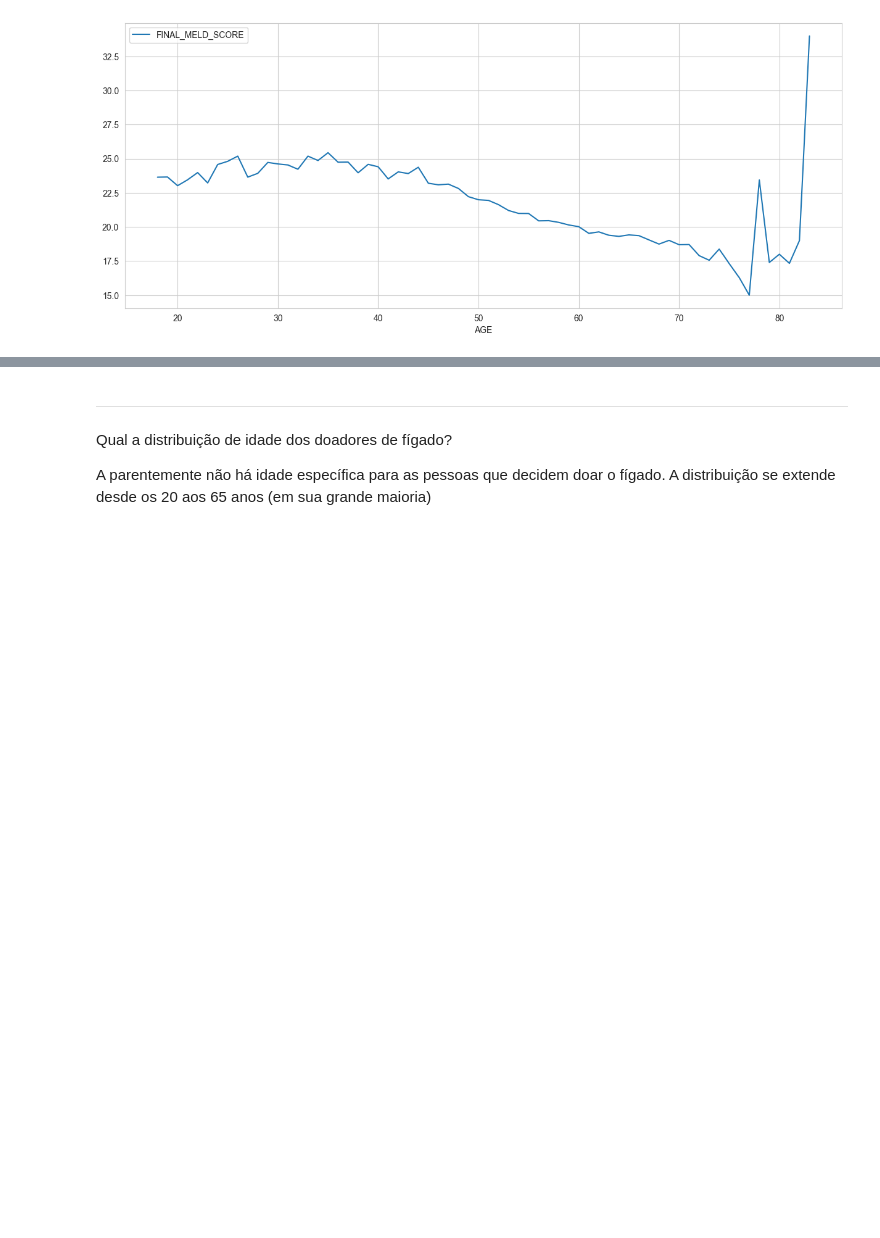
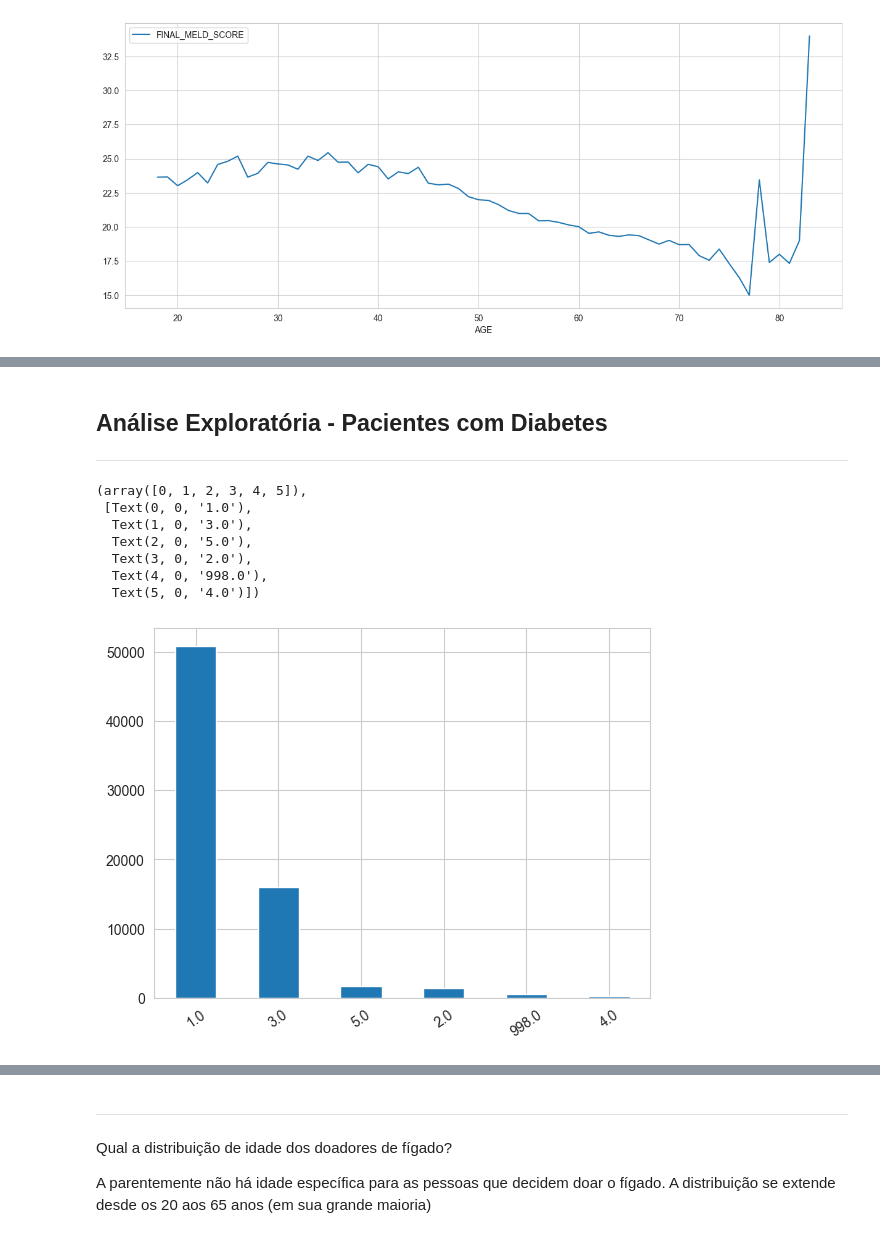
Before and after one commit to bruno-valero/Health_Analytics, a Jupyter notebook: Health_Analytics.ipynb, the cells around one changed output, grey strips where cells are left out. Saved outputs shown, nothing was run; the diff lists cells and outputs as text; code cells hidden in the pictures; blank space fills up the shorter version.

Commit message:
Análise Exploratória - Pacientes com Diabetes

```diff
--- a/Health_Analytics.ipynb
+++ b/Health_Analytics.ipynb
@@ -256,0 +268,15 @@ Aqui neste gráfico observa-se que em média o nível de severeidade da doença
+# %% [markdown]
+## Análise Exploratória - Pacientes com Diabetes
+---
+# %%
+ds['DIAB'].value_counts().plot.bar()
+plt.xticks(rotation = 35)
+# %% [output]
+(array([0, 1, 2, 3, 4, 5]),
+ [Text(0, 0, '1.0'),
+  Text(1, 0, '3.0'),
+  Text(2, 0, '5.0'),
+  Text(3, 0, '2.0'),
+  Text(4, 0, '998.0'),
+  Text(5, 0, '4.0')])
+[figure, added]
```
Also changed, not shown: parts of 5 cells of this notebook.
